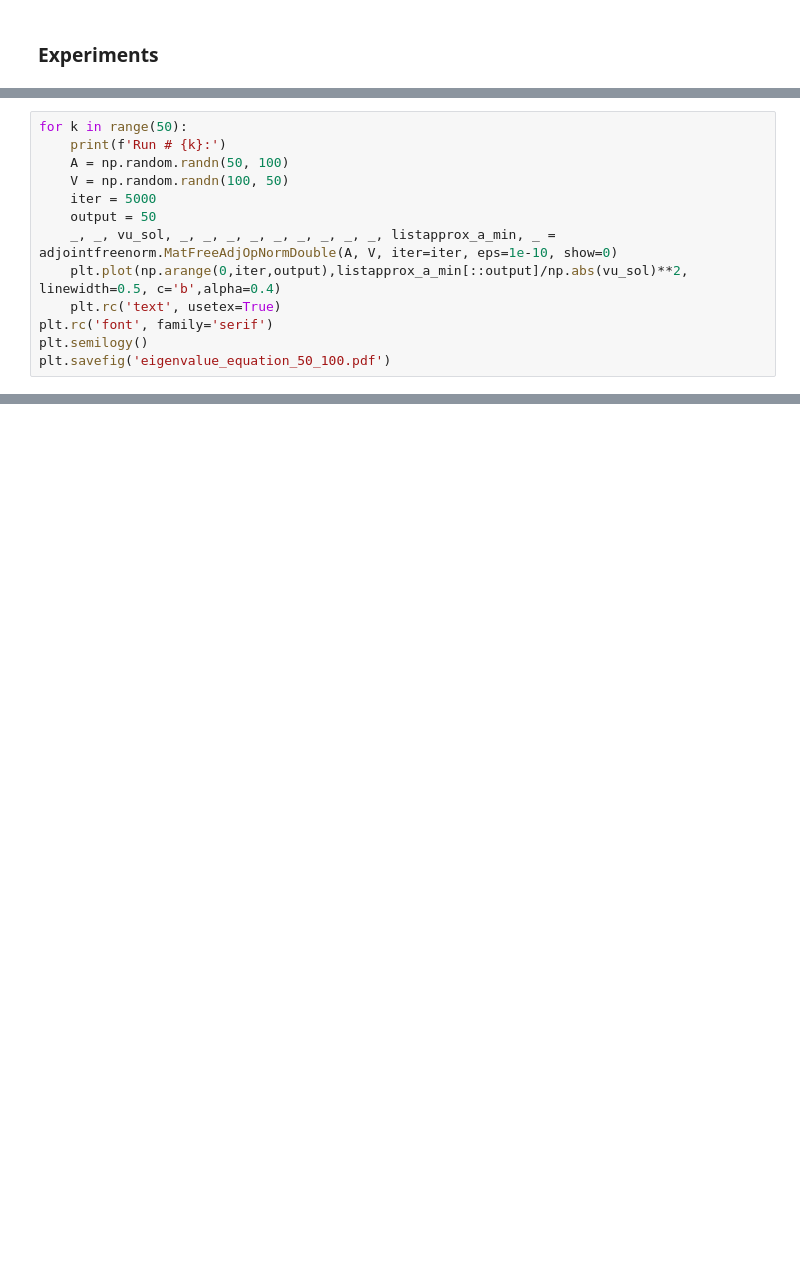
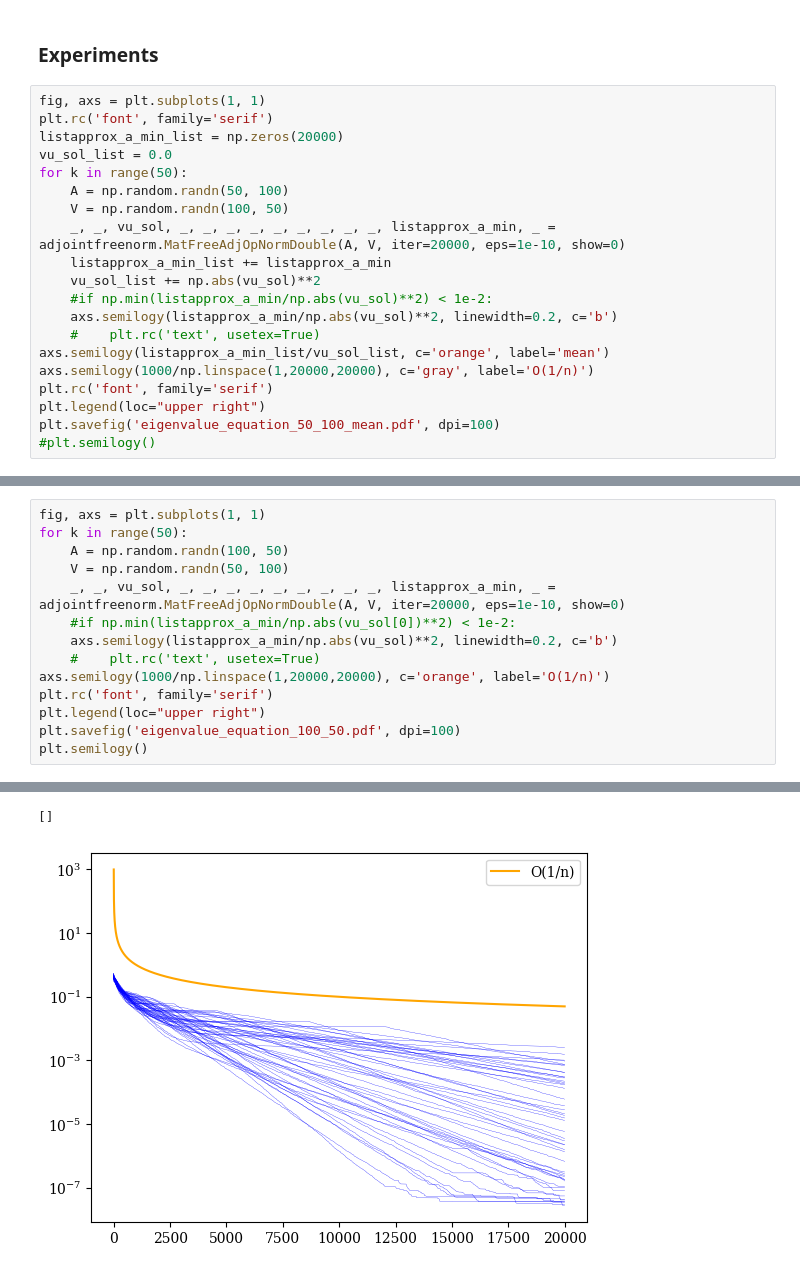
Before and after one commit to JJEWBresch/MatrixNormWithoutAdjoint, a Jupyter notebook: fig_5.ipynb, the cells around one changed output, grey strips where cells are left out. Saved outputs shown, nothing was run; the diff lists cells and outputs as text; blank space fills up the shorter version.

```diff
--- a/fig_5.ipynb
+++ b/fig_5.ipynb
@@ -15,2 +17,22 @@ imp.reload(adjointfreenorm)
 # %% [markdown]
 ### Experiments
+# %%
+fig, axs = plt.subplots(1, 1)
+plt.rc('font', family='serif')
+listapprox_a_min_list = np.zeros(20000)
+vu_sol_list = 0.0
+for k in range(50):
+    A = np.random.randn(50, 100)
+    V = np.random.randn(100, 50)
+    _, _, vu_sol, _, _, _, _, _, _, _, _, _, listapprox_a_min, _ = adjointfreenorm.MatFreeAdjOpNormDouble(A, V, iter=20000, eps=1e-10, show=0)
+    listapprox_a_min_list += listapprox_a_min
+    vu_sol_list += np.abs(vu_sol)**2
+    #if np.min(listapprox_a_min/np.abs(vu_sol)**2) < 1e-2:
+    axs.semilogy(listapprox_a_min/np.abs(vu_sol)**2, linewidth=0.2, c='b')
+    #    plt.rc('text', usetex=True)
+axs.semilogy(listapprox_a_min_list/vu_sol_list, c='orange', label='mean')
+axs.semilogy(1000/np.linspace(1,20000,20000), c='gray', label='O(1/n)')
+plt.rc('font', family='serif')
+plt.legend(loc="upper right")
+plt.savefig('eigenvalue_equation_50_100_mean.pdf', dpi=100)
+#plt.semilogy()
@@ -17,13 +57,15 @@ imp.reload(adjointfreenorm)
 # %%
+fig, axs = plt.subplots(1, 1)
 for k in range(50):
-    print(f'Run # {k}:')
-    A = np.random.randn(50, 100)
-    V = np.random.randn(100, 50)
-    iter = 5000
-    output = 50
-    _, _, vu_sol, _, _, _, _, _, _, _, _, _, listapprox_a_min, _ = adjointfreenorm.MatFreeAdjOpNormDouble(A, V, iter=iter, eps=1e-10, show=0)
-    plt.plot(np.arange(0,iter,output),listapprox_a_min[::output]/np.abs(vu_sol)**2, linewidth=0.5, c='b',alpha=0.4)
-    plt.rc('text', usetex=True)
+    A = np.random.randn(100, 50)
+    V = np.random.randn(50, 100)
+    _, _, vu_sol, _, _, _, _, _, _, _, _, _, listapprox_a_min, _ = adjointfreenorm.MatFreeAdjOpNormDouble(A, V, iter=20000, eps=1e-10, show=0)
+    #if np.min(listapprox_a_min/np.abs(vu_sol[0])**2) < 1e-2:
+    axs.semilogy(listapprox_a_min/np.abs(vu_sol)**2, linewidth=0.2, c='b')
+    #    plt.rc('text', usetex=True)
+axs.semilogy(1000/np.linspace(1,20000,20000), c='orange', label='O(1/n)')
 plt.rc('font', family='serif')
+plt.legend(loc="upper right")
+plt.savefig('eigenvalue_equation_100_50.pdf', dpi=100)
 plt.semilogy()
-plt.savefig('eigenvalue_equation_50_100.pdf')
+# %% [output]
@@ -29,0 +89,2 @@ plt.savefig('eigenvalue_equation_50_100.pdf')
+[]
+[figure, added]
```
Also changed, not shown: parts of 4 cells of this notebook, 6 other files.
